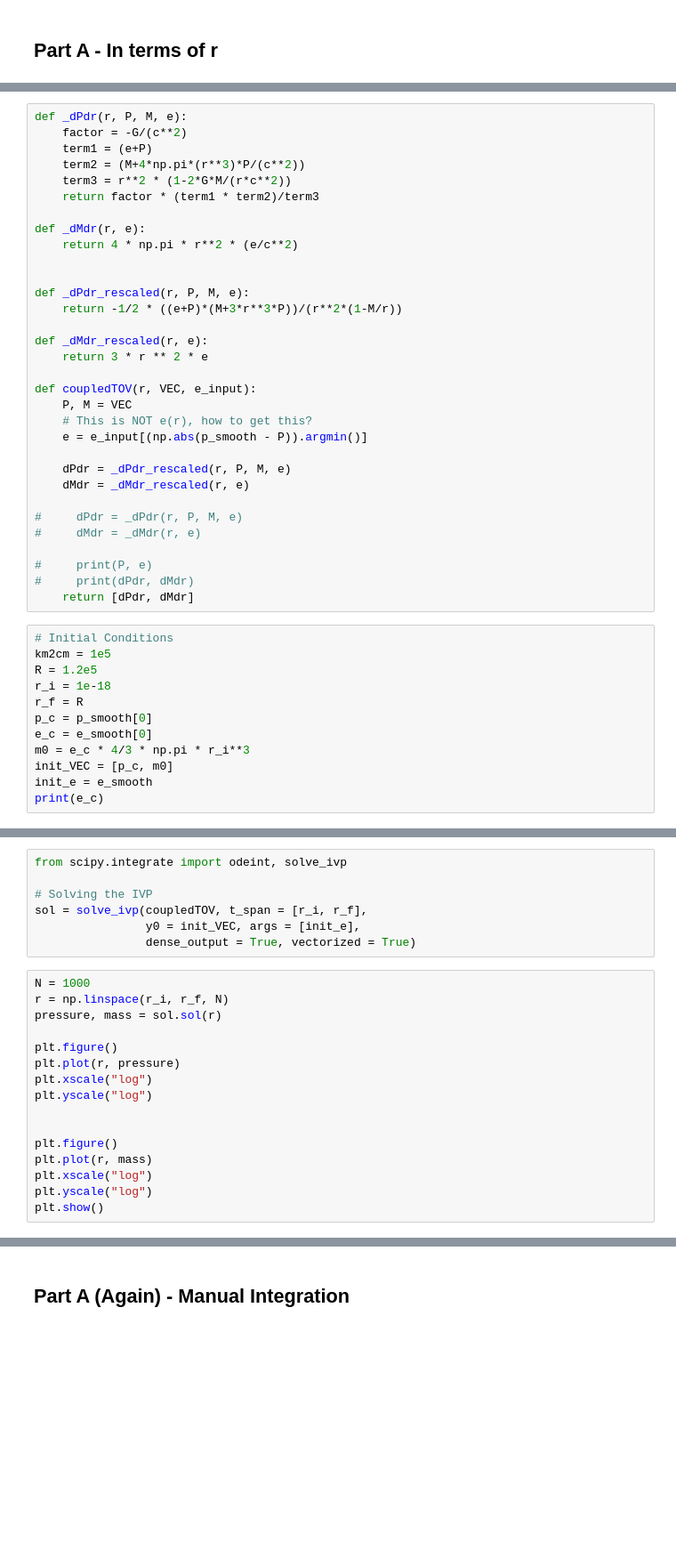
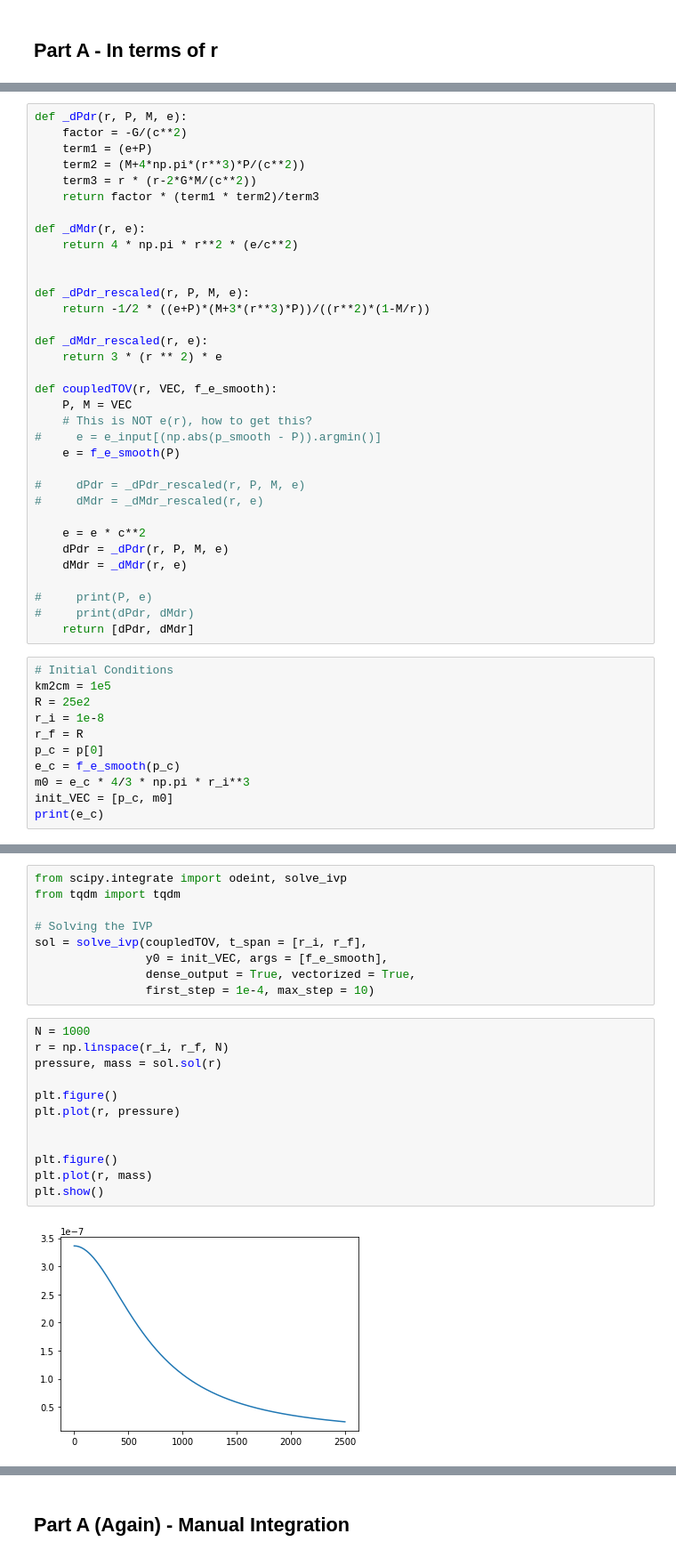
Before and after one commit to utkarsh7236/fmodes, a Jupyter notebook: Intro/CTA200 Final Project Assignment.ipynb, the cells around one changed output, grey strips where cells are left out. Shown: that part at 89% size. Saved outputs shown, nothing was run; the diff lists cells and outputs as text; blank space fills up the shorter version.

Commit message:
Daily Backup (Plots)

```diff
--- a/Intro/CTA200 Final Project Assignment.ipynb
+++ b/Intro/CTA200 Final Project Assignment.ipynb
@@ -247,7 +262,7 @@ def _dPdr(r, P, M, e):
     factor = -G/(c**2)
     term1 = (e+P)
     term2 = (M+4*np.pi*(r**3)*P/(c**2))
-    term3 = r**2 * (1-2*G*M/(r*c**2))
+    term3 = r * (r-2*G*M/(c**2))
     return factor * (term1 * term2)/term3
 
 def _dMdr(r, e):
@@ -255,21 +270,23 @@ def _dMdr(r, e):
 
 
 def _dPdr_rescaled(r, P, M, e):
-    return -1/2 * ((e+P)*(M+3*r**3*P))/(r**2*(1-M/r))
+    return -1/2 * ((e+P)*(M+3*(r**3)*P))/((r**2)*(1-M/r))
 
 def _dMdr_rescaled(r, e):
-    return 3 * r ** 2 * e
+    return 3 * (r ** 2) * e
 
-def coupledTOV(r, VEC, e_input):
+def coupledTOV(r, VEC, f_e_smooth):
     P, M = VEC
     # This is NOT e(r), how to get this?
-    e = e_input[(np.abs(p_smooth - P)).argmin()]
+#     e = e_input[(np.abs(p_smooth - P)).argmin()]
+    e = f_e_smooth(P)
 
-    dPdr = _dPdr_rescaled(r, P, M, e)
-    dMdr = _dMdr_rescaled(r, e)
+#     dPdr = _dPdr_rescaled(r, P, M, e)
+#     dMdr = _dMdr_rescaled(r, e)
 
-#     dPdr = _dPdr(r, P, M, e)
-#     dMdr = _dMdr(r, e)
+    e = e * c**2
+    dPdr = _dPdr(r, P, M, e)
+    dMdr = _dMdr(r, e)
 
 #     print(P, e)
 #     print(dPdr, dMdr)
@@ -277,12 +294,11 @@ def coupledTOV(r, VEC, e_input):
 # %%
 # Initial Conditions
 km2cm = 1e5
-R = 1.2e5
-r_i = 1e-18
+R = 25e2
+r_i = 1e-8
 r_f = R
-p_c = p_smooth[0]
-e_c = e_smooth[0]
+p_c = p[0]
+e_c = f_e_smooth(p_c)
 m0 = e_c * 4/3 * np.pi * r_i**3
 init_VEC = [p_c, m0]
-init_e = e_smooth
 print(e_c)
@@ -289,23 +307,23 @@ print(e_c)
 # %%
 from scipy.integrate import odeint, solve_ivp
+from tqdm import tqdm
 
 # Solving the IVP
 sol = solve_ivp(coupledTOV, t_span = [r_i, r_f],
-                y0 = init_VEC, args = [init_e],
-                dense_output = True, vectorized = True)
+                y0 = init_VEC, args = [f_e_smooth],
+                dense_output = True, vectorized = True,
+                first_step = 1e-4, max_step = 10)
 # %%
 N = 1000
 r = np.linspace(r_i, r_f, N)
 pressure, mass = sol.sol(r)
 
 plt.figure()
 plt.plot(r, pressure)
-plt.xscale("log")
-plt.yscale("log")
 
 
 plt.figure()
 plt.plot(r, mass)
-plt.xscale("log")
-plt.yscale("log")
 plt.show()
+# %% [output]
+[figure, added]
```
Also changed, not shown: parts of 12 cells of this notebook.
